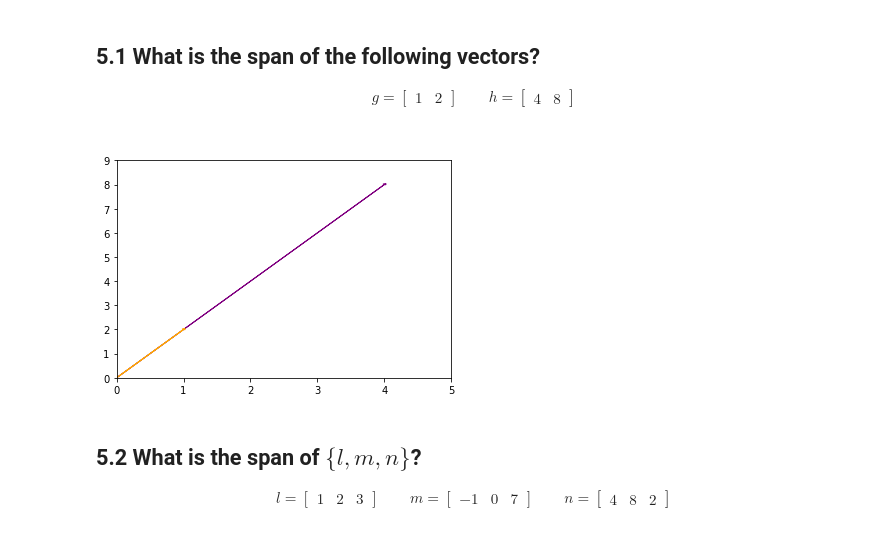
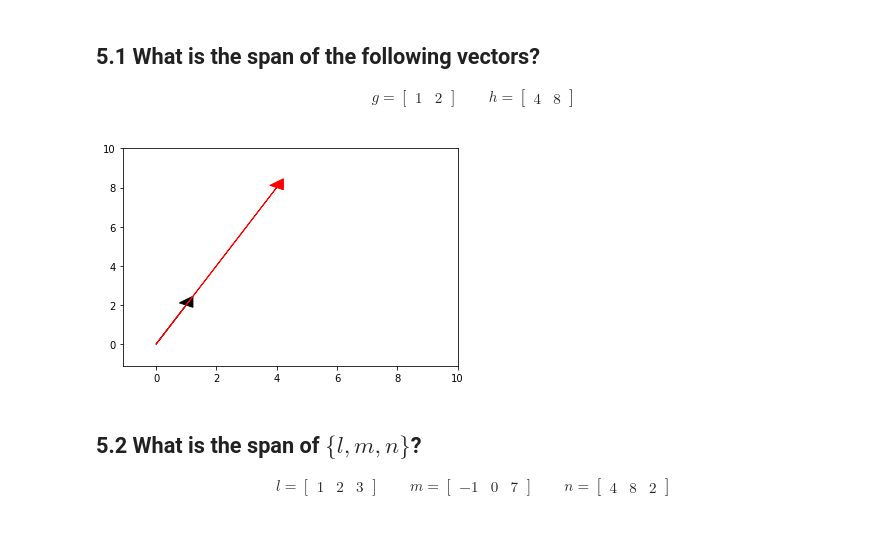
Before and after one commit to bloominstituteoftechnology/DS-Unit-1-Sprint-3-Linear-Algebra, a Jupyter notebook: KHellyer_DS_132_Intermediate_Linear_Algebra_Assignment.ipynb, the cells around one changed output. Drawn from its saved outputs; the diff is of its cells as text; code cells hidden in the pictures.

```diff
--- a/KHellyer_DS_132_Intermediate_Linear_Algebra_Assignment.ipynb
+++ b/KHellyer_DS_132_Intermediate_Linear_Algebra_Assignment.ipynb
@@ -228,18 +201,13 @@ g = \begin{bmatrix} 1 & 2 \end{bmatrix}
 \qquad
 h = \begin{bmatrix} 4 & 8 \end{bmatrix}
 \end{align}
-# %%
-g = [1,2]
-h = [4,8]
-
-plt.arrow(0,0, h[0], h[1],head_width=.05, head_length=.05, color='purple')
-plt.arrow(0,0, g[0], g[1],head_width=.05, head_length=.05, color='orange')
-plt.xlim(0,5,)
-plt.ylim(0,9)
-plt.title('Linearly Dependant', color='white')
-plt.show()
-# %% [output]
-[figure, removed]
+# %%
+plt.xlim(-1.1,10)
+plt.ylim(-1.1,10)
+plt. arrow(0,0,1,2, head_width = .5, head_length = .5, color= 'k')
+plt. arrow(0,0,4,8, head_width = .5, head_length = .5, color= 'r');
+# %% [output]
+[figure, added]
 # %% [markdown]
 ## 5.2 What is the span of $\{l, m, n\}$?
 
```
Also changed, not shown: parts of 36 cells of this notebook.
